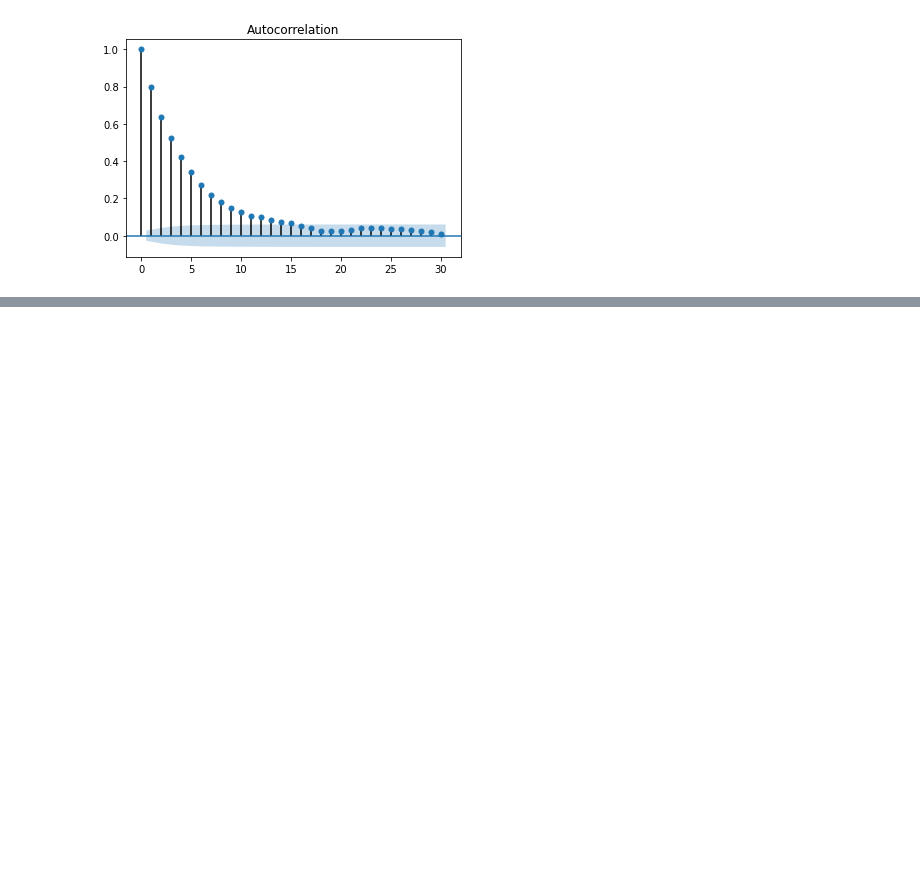
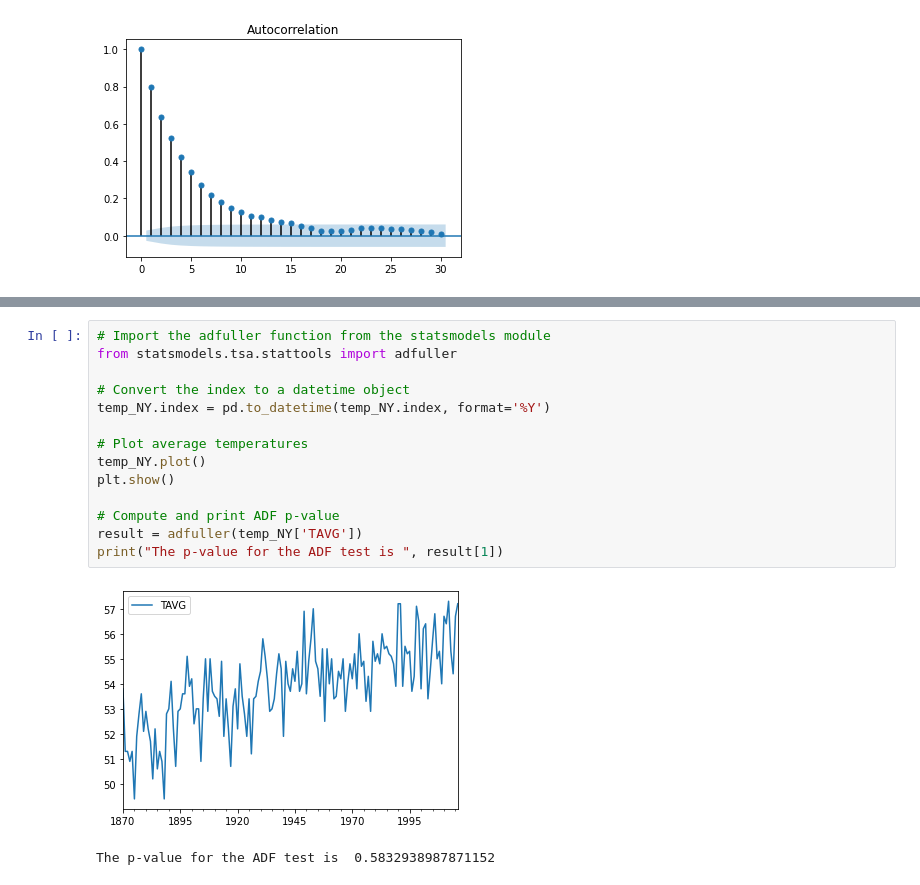
Before and after one commit to pratikgujral/Time-Series-Analysis-Tutorials, a Jupyter notebook: Time_Series_Analysis_in_Python.ipynb, the cells around one changed output, grey strips where cells are left out. Drawn from its saved outputs; the diff is of its cells as text; blank space fills up the shorter version.

```diff
--- a/Time_Series_Analysis_in_Python.ipynb
+++ b/Time_Series_Analysis_in_Python.ipynb
@@ -2418,0 +2606,17 @@ Notice that the ACF looks the same as an AR(1) with parameter 0.8
+# %%
+# Import the adfuller function from the statsmodels module
+from statsmodels.tsa.stattools import adfuller
+
+# Convert the index to a datetime object
+temp_NY.index = pd.to_datetime(temp_NY.index, format='%Y')
+
+# Plot average temperatures
+temp_NY.plot()
+plt.show()
+
+# Compute and print ADF p-value
+result = adfuller(temp_NY['TAVG'])
+print("The p-value for the ADF test is ", result[1])
+# %% [output]
+[figure, added]
+The p-value for the ADF test is  0.5832938987871152
```
Also changed, not shown: parts of 29 cells of this notebook.
